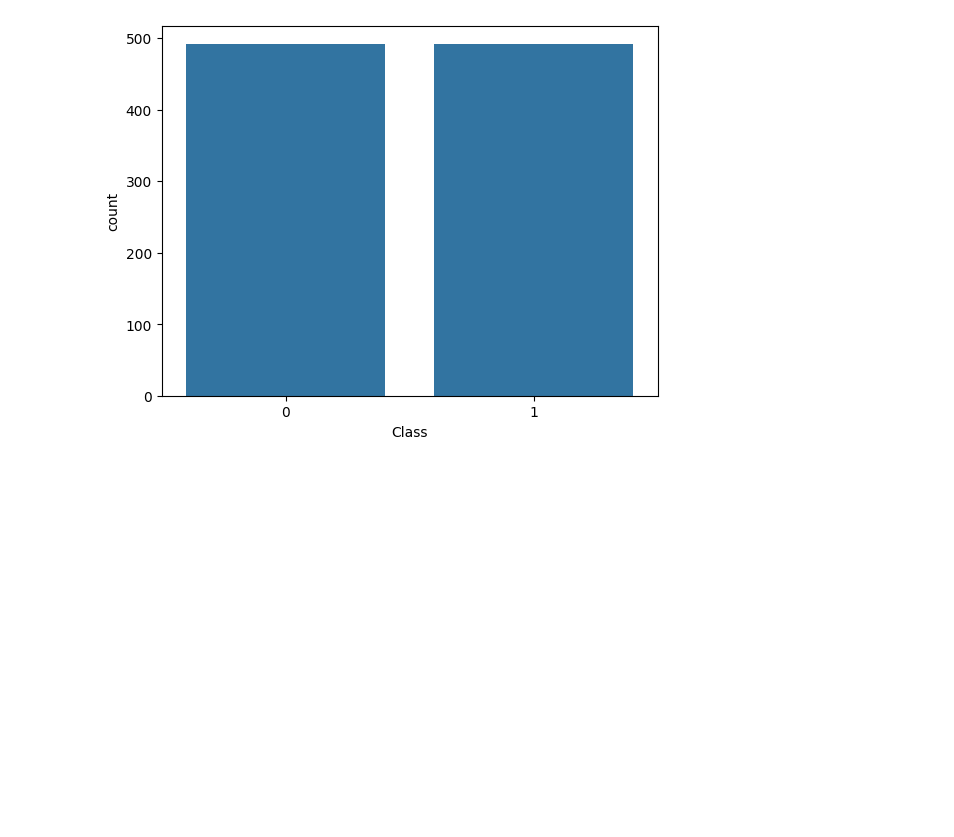
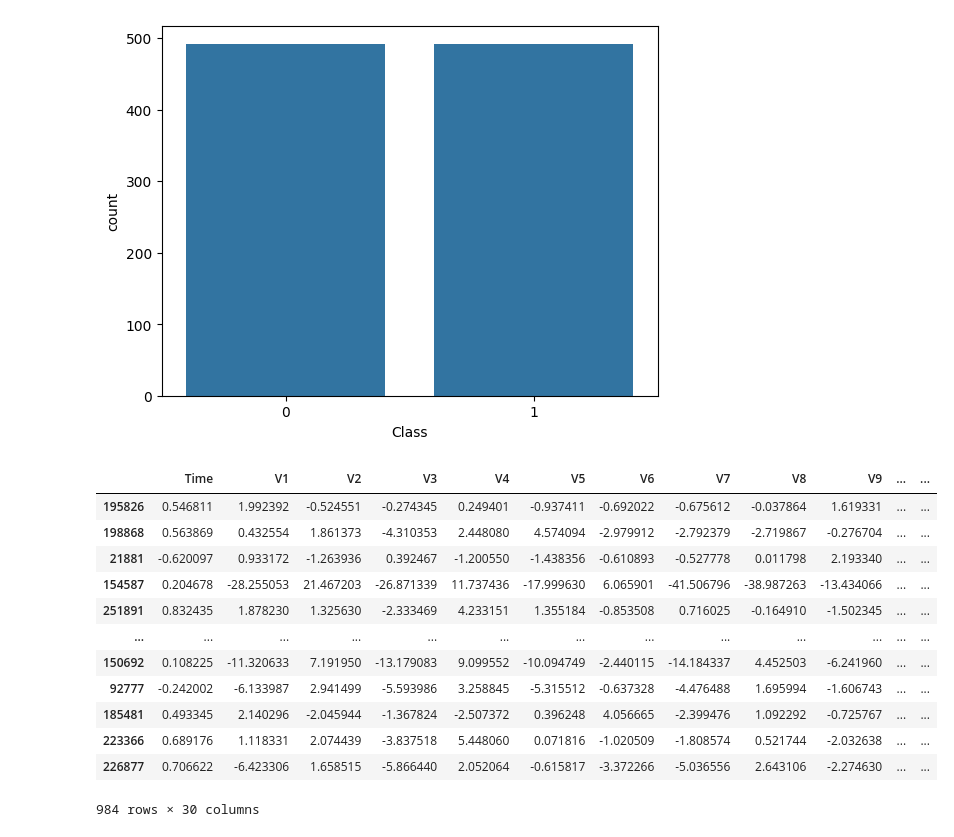
Before and after one commit to Lychee-acaca/SEP785_Project, a Jupyter notebook: sep785_project.ipynb, the cells around one changed output. Cells and saved outputs as stored; diff of their text form; code cells hidden in the pictures; blank space fills up the shorter version.

```diff
--- a/sep785_project.ipynb
+++ b/sep785_project.ipynb
@@ -82,3 +83,23 @@ sns.countplot(x='Class', data=new_df)
 # %% [output]
 <Axes: xlabel='Class', ylabel='count'>
 [figure]
+# %%
+X = new_df.drop('Class', axis=1)
+y = new_df['Class']
+X_train, X_test, y_train, y_test = train_test_split(X, y, test_size=0.2, random_state=42)
+# %%
+X
+# %% [output]
+|  | Time | V1 | V2 | V3 | V4 | V5 | V6 | V7 | V8 | V9 | ... | ... |
+| 195826 | 0.546811 | 1.992392 | -0.524551 | -0.274345 | 0.249401 | -0.937411 | -0.692022 | -0.675612 | -0.037864 | 1.619331 | ... | ... |
+| 198868 | 0.563869 | 0.432554 | 1.861373 | -4.310353 | 2.448080 | 4.574094 | -2.979912 | -2.792379 | -2.719867 | -0.276704 | ... | ... |
+| 21881 | -0.620097 | 0.933172 | -1.263936 | 0.392467 | -1.200550 | -1.438356 | -0.610893 | -0.527778 | 0.011798 | 2.193340 | ... | ... |
+| 154587 | 0.204678 | -28.255053 | 21.467203 | -26.871339 | 11.737436 | -17.999630 | 6.065901 | -41.506796 | -38.987263 | -13.434066 | ... | ... |
+| 251891 | 0.832435 | 1.878230 | 1.325630 | -2.333469 | 4.233151 | 1.355184 | -0.853508 | 0.716025 | -0.164910 | -1.502345 | ... | ... |
+| ... | ... | ... | ... | ... | ... | ... | ... | ... | ... | ... | ... | ... |
+| 150692 | 0.108225 | -11.320633 | 7.191950 | -13.179083 | 9.099552 | -10.094749 | -2.440115 | -14.184337 | 4.452503 | -6.241960 | ... | ... |
+| 92777 | -0.242002 | -6.133987 | 2.941499 | -5.593986 | 3.258845 | -5.315512 | -0.637328 | -4.476488 | 1.695994 | -1.606743 | ... | ... |
+| 185481 | 0.493345 | 2.140296 | -2.045944 | -1.367824 | -2.507372 | 0.396248 | 4.056665 | -2.399476 | 1.092292 | -0.725767 | ... | ... |
+| 223366 | 0.689176 | 1.118331 | 2.074439 | -3.837518 | 5.448060 | 0.071816 | -1.020509 | -1.808574 | 0.521744 | -2.032638 | ... | ... |
+| 226877 | 0.706622 | -6.423306 | 1.658515 | -5.866440 | 2.052064 | -0.615817 | -3.372266 | -5.036556 | 2.643106 | -2.274630 | ... | ... |
+984 rows × 30 columns
```
Also changed, not shown: parts of 2 cells of this notebook.
